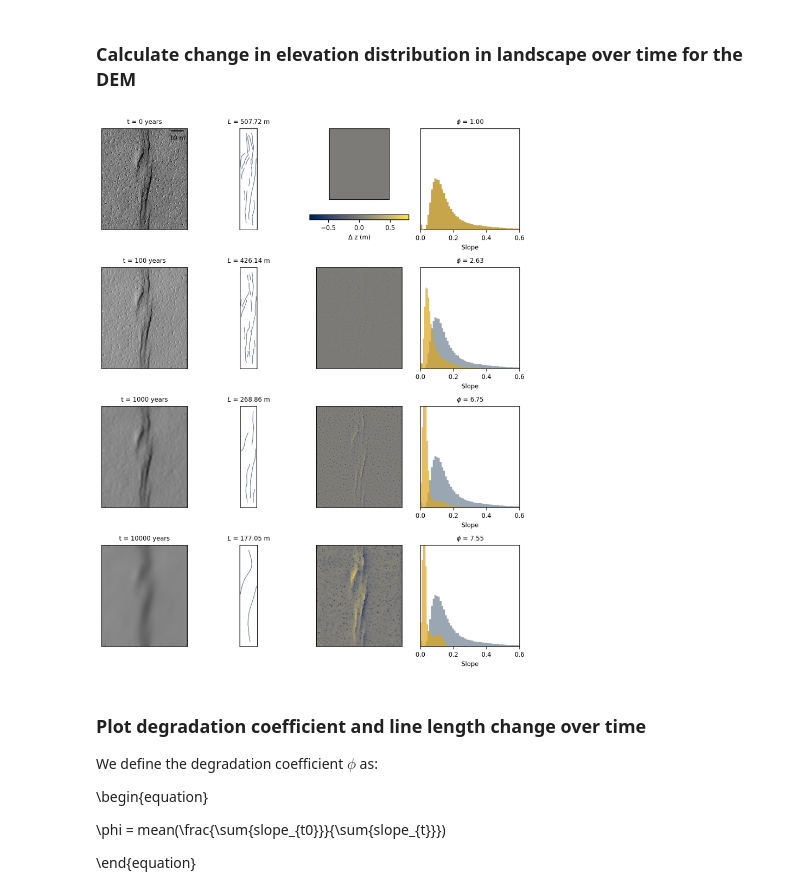
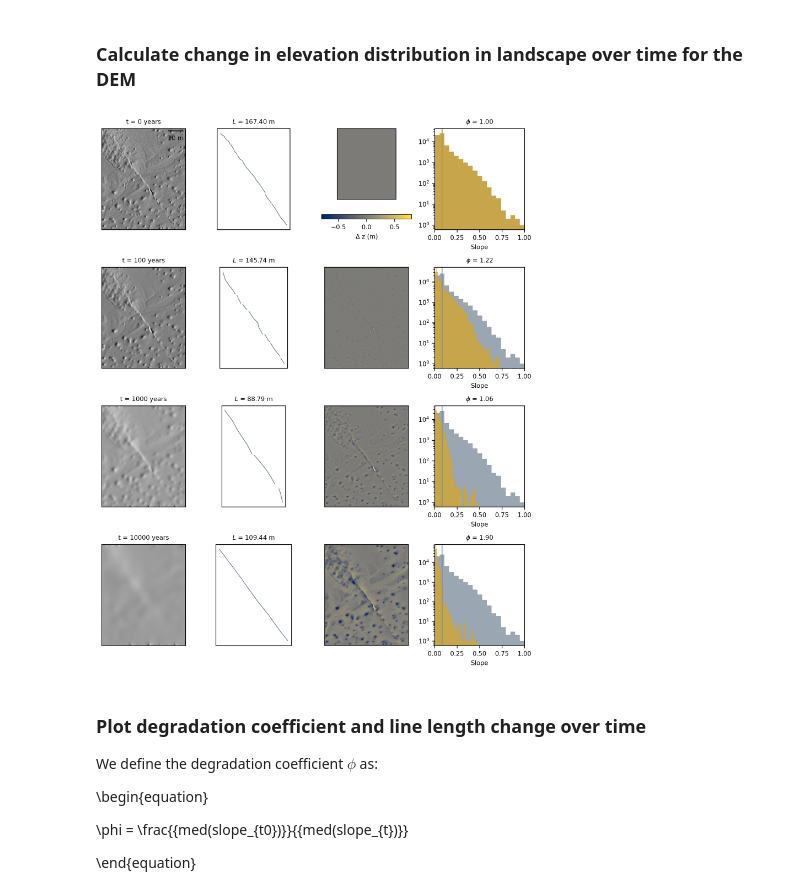
Before and after one commit to absrp/landscape_evolution_PFDHA, a Jupyter notebook: information_loss_analysis.ipynb, the cells around one changed output. Cells and saved outputs as stored; diff of their text form; code cells hidden in the pictures.

Commit message:
logged yaxis for histograms and fixed mode calculation

```diff
--- a/information_loss_analysis.ipynb
+++ b/information_loss_analysis.ipynb
@@ -29,13 +33,13 @@ mpl.rcParams['font.size'] = 8
 n_iter = np.array([0,2,20,200]) # number of iterations (total_time = n_iter * dt) at which to produce output, default dt=5 years
 
 # input files and info
-DEM_name = 'DEMs/rc_7_8_8_374.asc' # set name of your DEM here
-shapefile_dir = 'Shps/RC788/' #shapefile directory
+DEM_name = 'DEMs/rc_7_7_4_90.asc' # set name of your DEM here
+shapefile_dir = 'Shps/RC774/' #shapefile directory
 epsg_code =  32611 # Ridgecrest UTM 11N
 
 # set output figure names
-txtname = 'Figures/RC788_summary.pdf' # summary figure name
-deg_coeff_fig = 'Figures/RC788_deg_coeff_L.pdf'# degradation coefficient and length evolution figure name
+txtname = 'Figures/RC762_summary.pdf' # summary figure name
+deg_coeff_fig = 'Figures/RC762_deg_coeff_L.pdf'# degradation coefficient and length evolution figure name
 # %% [markdown]
 ### Calculate change in elevation distribution in landscape over time for the DEM
 # %%
@@ -45,6 +49,8 @@ fig, ax = plt.subplots(
     figsize=(8,10),
     dpi=300
 )
+
+coeff_t = []
 
 # sort shapefiles in order for plotting later
 files = os.listdir(shapefile_dir)
@@ -80,6 +86,10 @@ def imshow_noticks(AX,MG):
     colorbar = plt.gci().colorbar
     colorbar.remove()
 
+def estimate_box_area(minx,maxx,miny,maxy):
+    area = (maxx-minx)*(maxy-miny)
+    return area
+
 plot_counter=0
 for p in range(max(n_iter)+1):
     if np.any(p == n_iter):
@@ -95,22 +105,37 @@ for p in range(max(n_iter)+1):
         ax[plot_counter,2].set_yticks([])
         ax[plot_counter,2].set_xticks([])
         slope_t = np.array(slope_t)
-        ax[plot_counter,3].hist(slope_t0,100,color='slategrey',alpha=0.7)
-        ax[plot_counter,3].hist(slope_t,100,color='goldenrod',alpha=0.7)
+        slope_t0 = np.array(slope_t0)
 
         # calculate degradation coefficient
-        ratio = slope_t0/slope_t
-        ratio = ratio[np.logical_not(np.isnan(ratio))]
-        ratio = np.mean(ratio)
-        info_loss= ratio
+        cleaned_slope_t0 = slope_t0[~np.isnan(slope_t0)]
+        cleaned_slope_t = slope_t[~np.isnan(slope_t)]
+        cleaned_slope_t0 = cleaned_slope_t0[cleaned_slope_t0>0]
+        cleaned_slope_t =cleaned_slope_t[cleaned_slope_t>0]
+        counts_t0, bin_edges_t0 = np.histogram(cleaned_slope_t0, bins=20)
+        counts_t, bin_edges_t = np.histogram(cleaned_slope_t, bins=20)
+        peak_index_t0 = np.argmax(counts_t0)
+        peak_index_t = np.argmax(counts_t)
+        peak_t0 = 0.5 * (bin_edges_t0[peak_index_t0] + bin_edges_t0[peak_index_t0 + 1])
+        peak_t = 0.5 * (bin_edges_t[peak_index_t] + bin_edges_t[peak_index_t + 1])
+        ax[plot_counter,3].hist(cleaned_slope_t0, bins=20, color='slategrey', alpha=0.7, label='cleaned_slope_t0')
+        ax[plot_counter,3].hist(cleaned_slope_t, bins=20, color='goldenrod', alpha=0.7, label='cleaned_slope_t')
+        ax[plot_counter,3].axvline(peak_t0,color='slategrey',alpha=0.5)
+        ax[plot_counter,3].axvline(peak_t,color='goldenrod',alpha=0.5)
+        mode_t0 = counts_t0[peak_index_t0]
+        mode_t = counts_t[peak_index_t]
+
+        info_loss= mode_t/mode_t0
+        coeff_t.append(info_loss)
         ax[plot_counter,3].set_title(r"$\phi$ = {:.2f}".format(info_loss),fontsize=8)
 
         ax[plot_counter,0].set_title('t = %.0f years' %(p*dt),fontsize=8)
-        ax[plot_counter,3].set_xlim([0, 0.6])
         ax[plot_counter,3].set_xlabel('Slope',fontsize=8)
         ax[plot_counter,3].set_ylabel('')
         ax[plot_counter,3].set_yticks([])
-        ax[plot_counter,3].set_ylim([0,12000])
+        ax[plot_counter,3].set_yscale('log')
+        #ax[plot_counter,3].set_ylim([0,6500])
+        ax[plot_counter,3].set_xlim([0,1])
 
         shapefile_to_load = shapefile_dir + shapefiles_sorted[plot_counter]
         gdf = gpd.read_file(shapefile_to_load)
@@ -123,6 +148,7 @@ for p in range(max(n_iter)+1):
         ax[plot_counter,1].set_aspect('equal')
         gdf['length'] = gdf.geometry.length
         total_length = gdf.geometry.length.sum()
+        # area = estimate_box_area()
         ax[plot_counter,1].set_title(r"$L$ = {:.2f} m".format(total_length),fontsize=8)
         line_length.append(total_length)
         plot_counter += 1
@@ -135,34 +161,34 @@ scalebar = ScaleBar(
     0.5,
     units="m",
     dimension="si-length",
     label=None,
     length_fraction=None,
     height_fraction=None,
     width_fraction=None,
     location=None,
     pad=None,
     border_pad=None,
     sep=None,
     frameon=None,
     color=None,
     box_color=None,
     box_alpha=0,
     scale_loc=None,
     label_loc=None,
     font_properties=None,
     label_formatter=None,
     scale_formatter=None,
     fixed_value=None,
     fixed_units=None,
     animated=False,
     rotation=None,
 )
 ax[0,0].add_artist(scalebar)
 plt.subplots_adjust(left=0.05, right=1, bottom=0.05, top=0.95, wspace=0.3, hspace=0.3)
 plt.tight_layout()
 plt.savefig(txtname)
 # %% [output]
-[figure, old version]
+[figure, new version]
 # %% [markdown]
 ### Plot degradation coefficient and line length change over time
 
@@ -170,7 +196,7 @@ We define the degradation coefficient $\phi$ as:
 
 \begin{equation}
 
-\phi = mean(\frac{\sum{slope_{t0}}}{\sum{slope_{t}}})
+\phi = \frac{{med(slope_{t0})}}{{med(slope_{t})}}
 
 \end{equation}
 # %%
```
Also changed, not shown: parts of 2 cells of this notebook.
